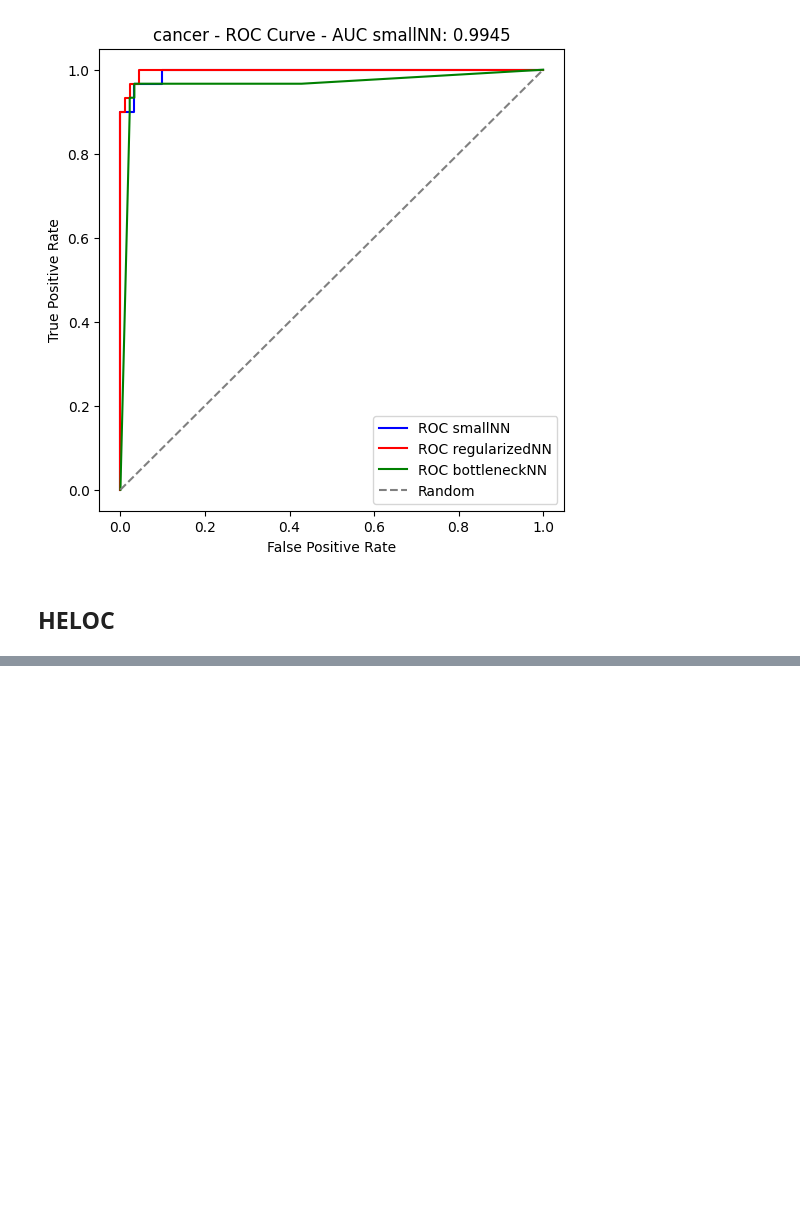
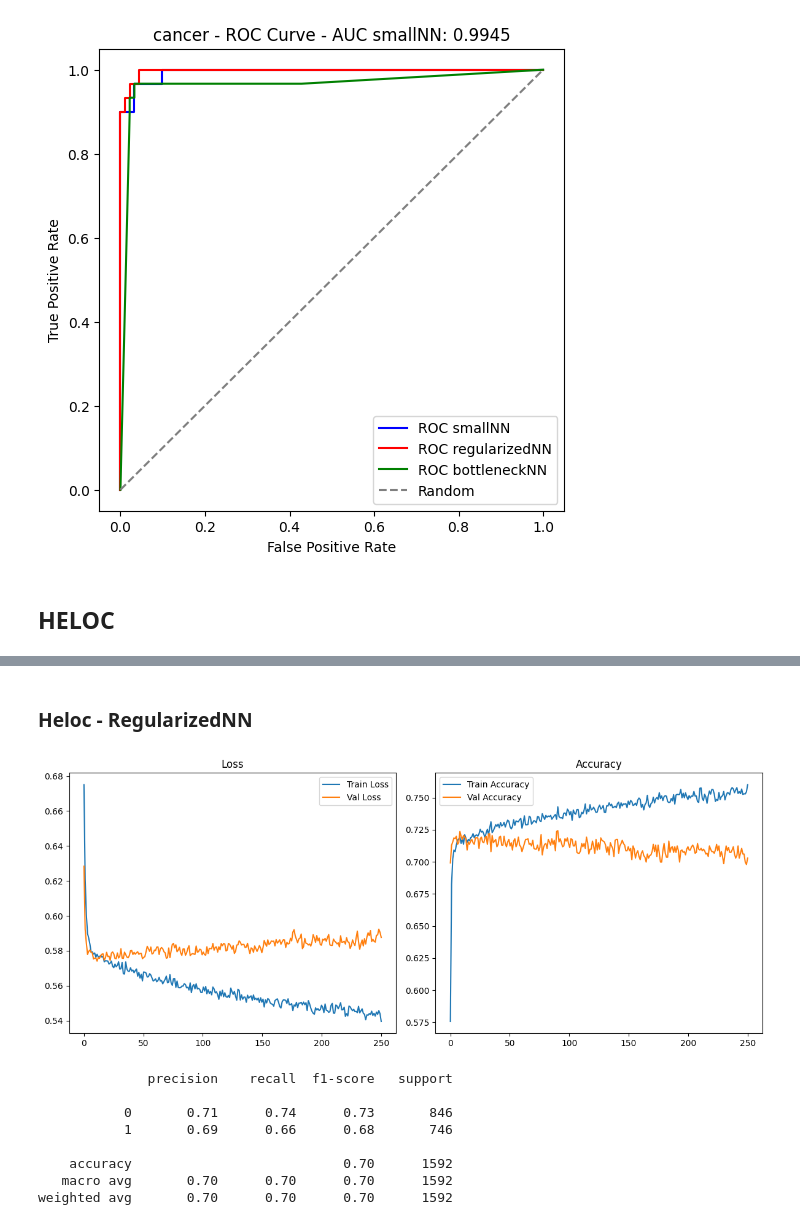
Before and after one commit to MatteoVicenzino/XAI_robustness_analysis, a Jupyter notebook: tuning_new_model.ipynb, the cells around one changed output, grey strips where cells are left out. Cells and saved outputs as stored; diff of their text form; code cells hidden in the pictures; blank space fills up the shorter version.

```diff
--- a/tuning_new_model.ipynb
+++ b/tuning_new_model.ipynb
@@ -389,0 +416,14 @@ plt.show()
+# %% [markdown]
+### Heloc - RegularizedNN
+# %%
+result5 = eval_net(dataset_name, 'model5')
+# %% [output]
+[figure, added]
+              precision    recall  f1-score   support
+
+           0       0.71      0.74      0.73       846
+           1       0.69      0.66      0.68       746
+
+    accuracy                           0.70      1592
+   macro avg       0.70      0.70      0.70      1592
+weighted avg       0.70      0.70      0.70      1592
```
Also changed, not shown: parts of 35 cells of this notebook, 40 other files.
